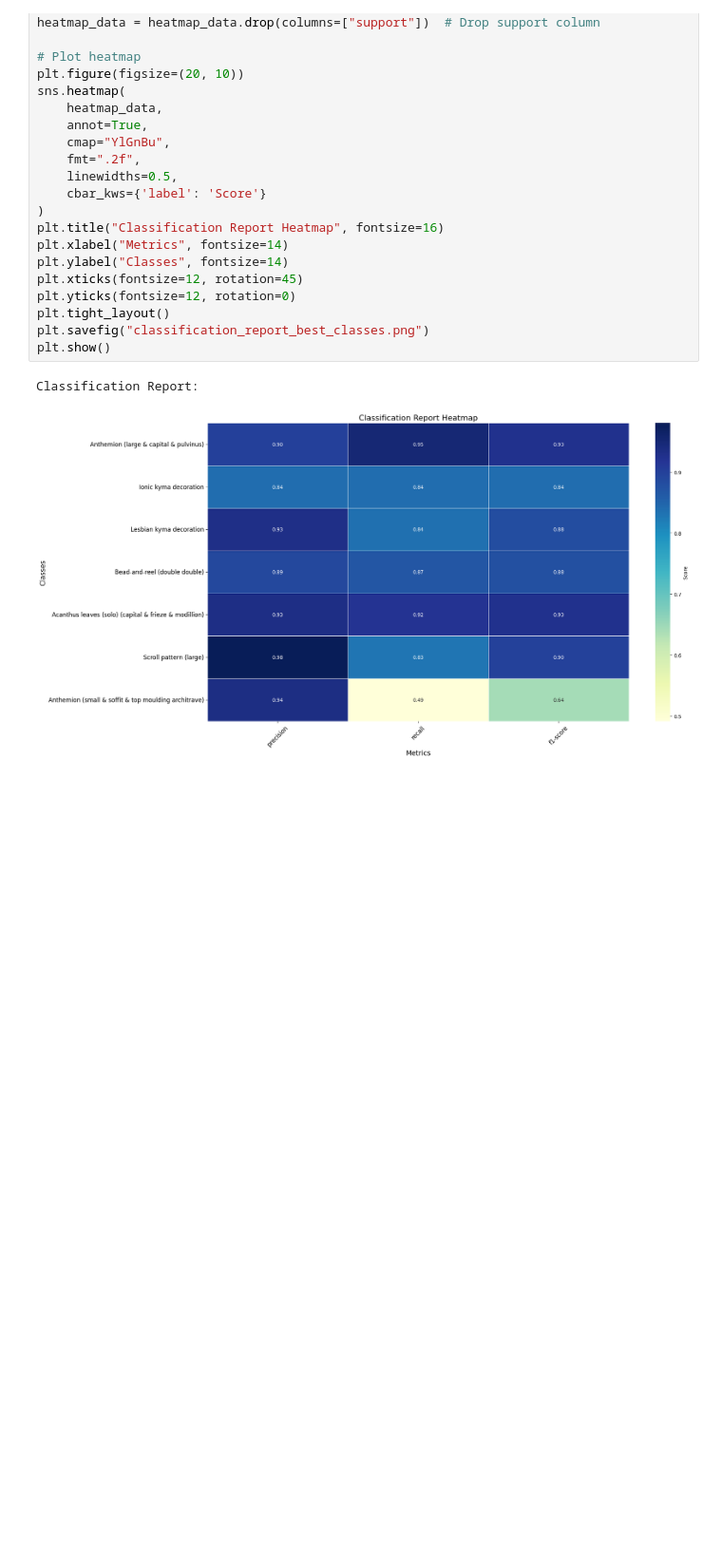
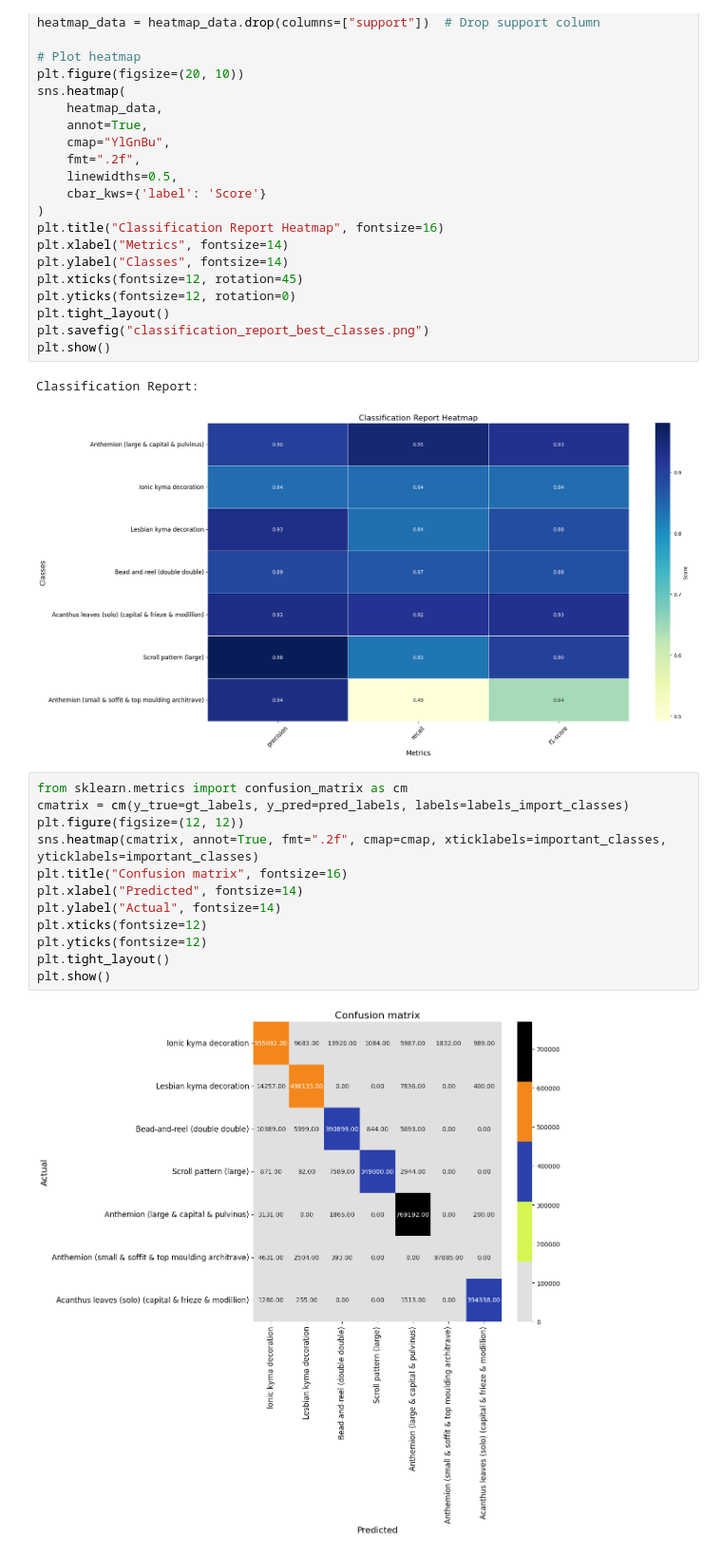
Before and after one commit to aarontenzing/archaeology, a Jupyter notebook: evaluate.ipynb, the cells around one changed output. Shown at 95% size. Drawn from its saved outputs; the diff is of its cells as text; blank space fills up the shorter version.

```diff
--- a/evaluate.ipynb
+++ b/evaluate.ipynb
@@ -691,3 +669,17 @@ plt.show()
 # %% [output]
 Classification Report:
 [figure]
+# %%
+from sklearn.metrics import confusion_matrix as cm
+cmatrix = cm(y_true=gt_labels, y_pred=pred_labels, labels=labels_import_classes)
+plt.figure(figsize=(12, 12))
+sns.heatmap(cmatrix, annot=True, fmt=".2f", cmap=cmap, xticklabels=important_classes, yticklabels=important_classes)
+plt.title("Confusion matrix", fontsize=16)
+plt.xlabel("Predicted", fontsize=14)
+plt.ylabel("Actual", fontsize=14)
+plt.xticks(fontsize=12)
+plt.yticks(fontsize=12)
+plt.tight_layout()
+plt.show()
+# %% [output]
+[figure, added]
```
Also changed, not shown: parts of 8 cells of this notebook, 3 other files.
